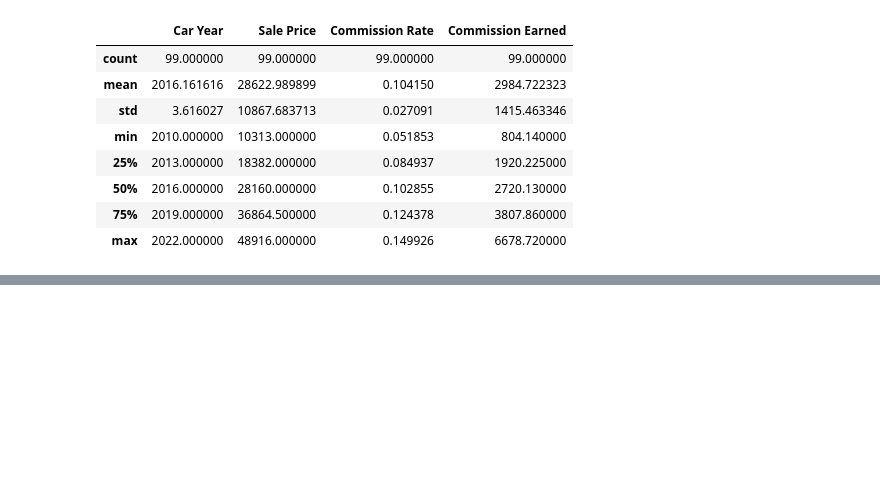
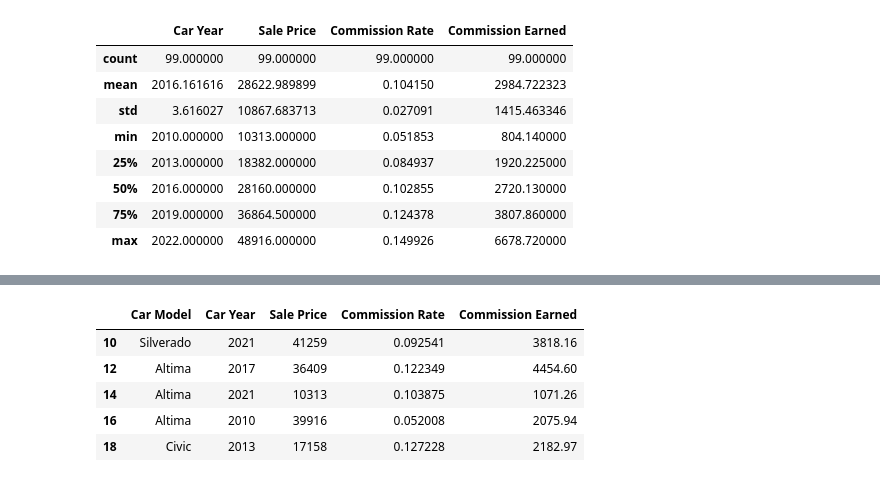
Before and after one commit to Tofik7286/INTERNSHIP-BRAINYBEAM, a Jupyter notebook: 1_WEEK_1_8_12_25_TO_14_12_25/10_12_2025/pandas_basic.ipynb, the cells around one changed output, grey strips where cells are left out. Saved outputs shown, nothing was run; the diff lists cells and outputs as text; code cells hidden in the pictures; blank space fills up the shorter version.

```diff
--- a/1_WEEK_1_8_12_25_TO_14_12_25/10_12_2025/pandas_basic.ipynb
+++ b/1_WEEK_1_8_12_25_TO_14_12_25/10_12_2025/pandas_basic.ipynb
@@ -84,0 +136,15 @@ df.describe()
+# %%
+# 10 to 20 rows , 1 to 4 columns
+df.iloc[10:20,1:4]
+
+# 10 to 20 rows 2-> skip every 2nd row , 1 to 4 columns
+df.iloc[10:20:2,1:4]
+
+df.iloc[10:20:2,4:]
+# %% [output]
+|  | Car Model | Car Year | Sale Price | Commission Rate | Commission Earned |
+| 10 | Silverado | 2021 | 41259 | 0.092541 | 3818.16 |
+| 12 | Altima | 2017 | 36409 | 0.122349 | 4454.60 |
+| 14 | Altima | 2021 | 10313 | 0.103875 | 1071.26 |
+| 16 | Altima | 2010 | 39916 | 0.052008 | 2075.94 |
+| 18 | Civic | 2013 | 17158 | 0.127228 | 2182.97 |
```
Also changed, not shown: parts of 5 cells of this notebook, 23 other files.
